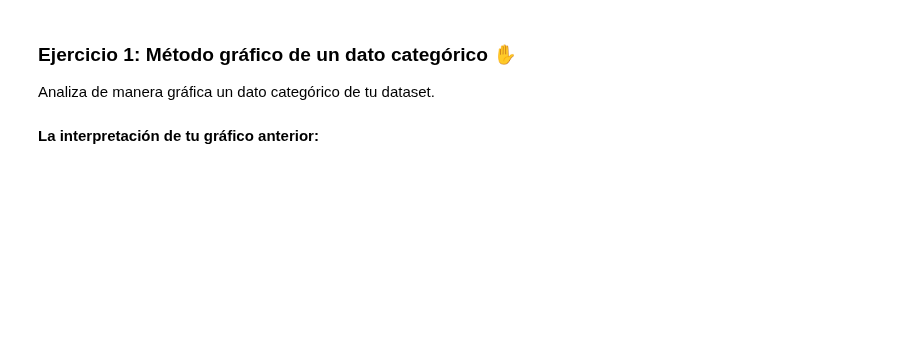
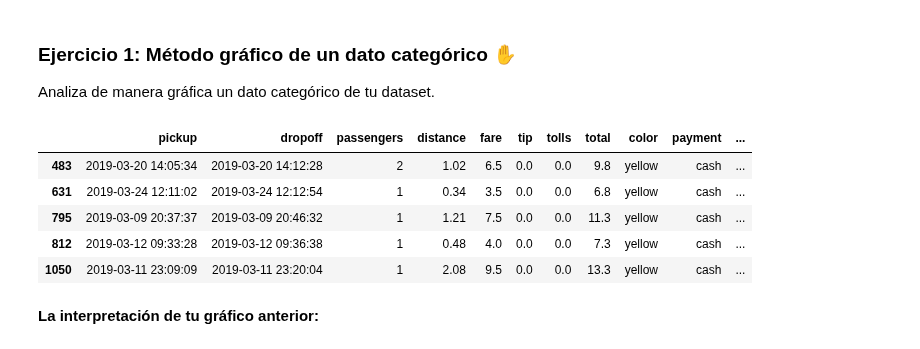
Before and after one commit to escorpio11/programa-python, a Jupyter notebook: Modulo04/Sesion_6_Tarea.ipynb, the cells around one changed output. Saved outputs shown, nothing was run; the diff lists cells and outputs as text; code cells hidden in the pictures; blank space fills up the shorter version.

```diff
--- a/Modulo04/Sesion_6_Tarea.ipynb
+++ b/Modulo04/Sesion_6_Tarea.ipynb
@@ -62,2 +78,13 @@ Analiza de manera gráfica un dato categórico de tu dataset.
+# %%
+#Filtro para determinar los elementos de color "yellow" cuya pickup zone sera "Lenox Hill West" y el modo de pago sea de tipo "cash"
+df_yellow = df[(df['color'] == 'yellow')&(df['pickup_zone']=='Lenox Hill West')&(df['payment']=='cash')]
+df_yellow.head()
+# %% [output]
+|  | pickup | dropoff | passengers | distance | fare | tip | tolls | total | color | payment | ... |
+| 483 | 2019-03-20 14:05:34 | 2019-03-20 14:12:28 | 2 | 1.02 | 6.5 | 0.0 | 0.0 | 9.8 | yellow | cash | ... |
+| 631 | 2019-03-24 12:11:02 | 2019-03-24 12:12:54 | 1 | 0.34 | 3.5 | 0.0 | 0.0 | 6.8 | yellow | cash | ... |
+| 795 | 2019-03-09 20:37:37 | 2019-03-09 20:46:32 | 1 | 1.21 | 7.5 | 0.0 | 0.0 | 11.3 | yellow | cash | ... |
+| 812 | 2019-03-12 09:33:28 | 2019-03-12 09:36:38 | 1 | 0.48 | 4.0 | 0.0 | 0.0 | 7.3 | yellow | cash | ... |
+| 1050 | 2019-03-11 23:09:09 | 2019-03-11 23:20:04 | 1 | 2.08 | 9.5 | 0.0 | 0.0 | 13.3 | yellow | cash | ... |
 # %% [markdown]
 **La interpretación de tu gráfico anterior:**
```
Also changed, not shown: parts of 9 cells of this notebook.
